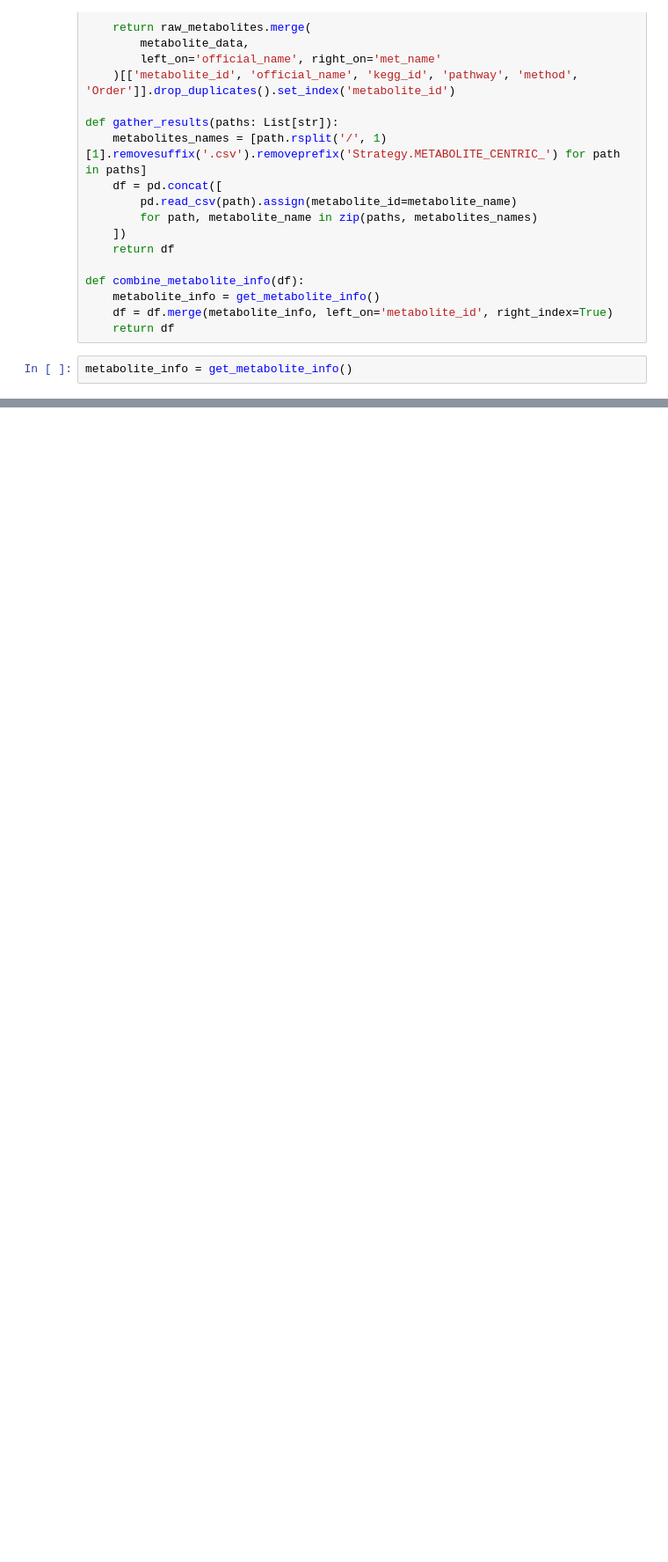
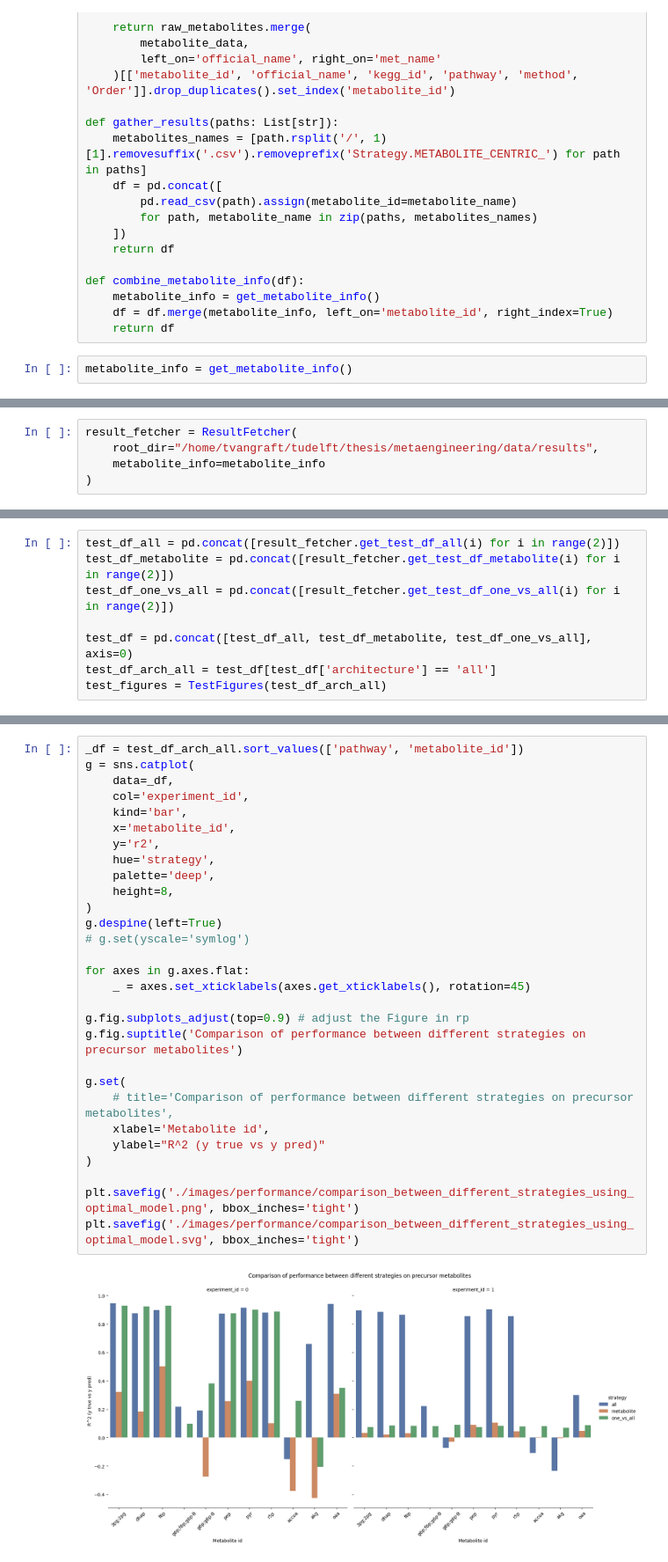
Before and after one commit to trdvangraft/thesis, a Jupyter notebook: metaengineering/analysis/result_analyser_all.ipynb, the cells around one changed output, grey strips where cells are left out. Shown at 88% size. Drawn from its saved outputs; the diff is of its cells as text; blank space fills up the shorter version.

```diff
--- a/metaengineering/analysis/result_analyser_all.ipynb
+++ b/metaengineering/analysis/result_analyser_all.ipynb
@@ -119,0 +92,5 @@ test_figures = TestFigures(test_df)
+# %%
+result_fetcher = ResultFetcher(
+    root_dir="/home/tvangraft/tudelft/thesis/metaengineering/data/results",
+    metabolite_info=metabolite_info
+)
@@ -119,0 +106,8 @@ test_figures = TestFigures(test_df)
+# %%
+test_df_all = pd.concat([result_fetcher.get_test_df_all(i) for i in range(2)])
+test_df_metabolite = pd.concat([result_fetcher.get_test_df_metabolite(i) for i in range(2)])
+test_df_one_vs_all = pd.concat([result_fetcher.get_test_df_one_vs_all(i) for i in range(2)])
+
+test_df = pd.concat([test_df_all, test_df_metabolite, test_df_one_vs_all], axis=0)
+test_df_arch_all = test_df[test_df['architecture'] == 'all']
+test_figures = TestFigures(test_df_arch_all)
@@ -119,0 +137,31 @@ test_figures = TestFigures(test_df)
+# %%
+_df = test_df_arch_all.sort_values(['pathway', 'metabolite_id'])
+g = sns.catplot(
+    data=_df,
+    col='experiment_id',
+    kind='bar',
+    x='metabolite_id',
+    y='r2',
+    hue='strategy',
+    palette='deep',
+    height=8,
+)
+g.despine(left=True)
+# g.set(yscale='symlog')
+
+for axes in g.axes.flat:
+    _ = axes.set_xticklabels(axes.get_xticklabels(), rotation=45)
+
+g.fig.subplots_adjust(top=0.9) # adjust the Figure in rp
+g.fig.suptitle('Comparison of performance between different strategies on precursor metabolites')
+
+g.set(
+    # title='Comparison of performance between different strategies on precursor metabolites',
+    xlabel='Metabolite id',
+    ylabel="R^2 (y true vs y pred)"
+)
+
+plt.savefig('./images/performance/comparison_between_different_strategies_using_optimal_model.png', bbox_inches='tight')
+plt.savefig('./images/performance/comparison_between_different_strategies_using_optimal_model.svg', bbox_inches='tight')
+# %% [output]
+[figure, added]
```
Also changed, not shown: parts of 6 cells of this notebook, 52 other files.
